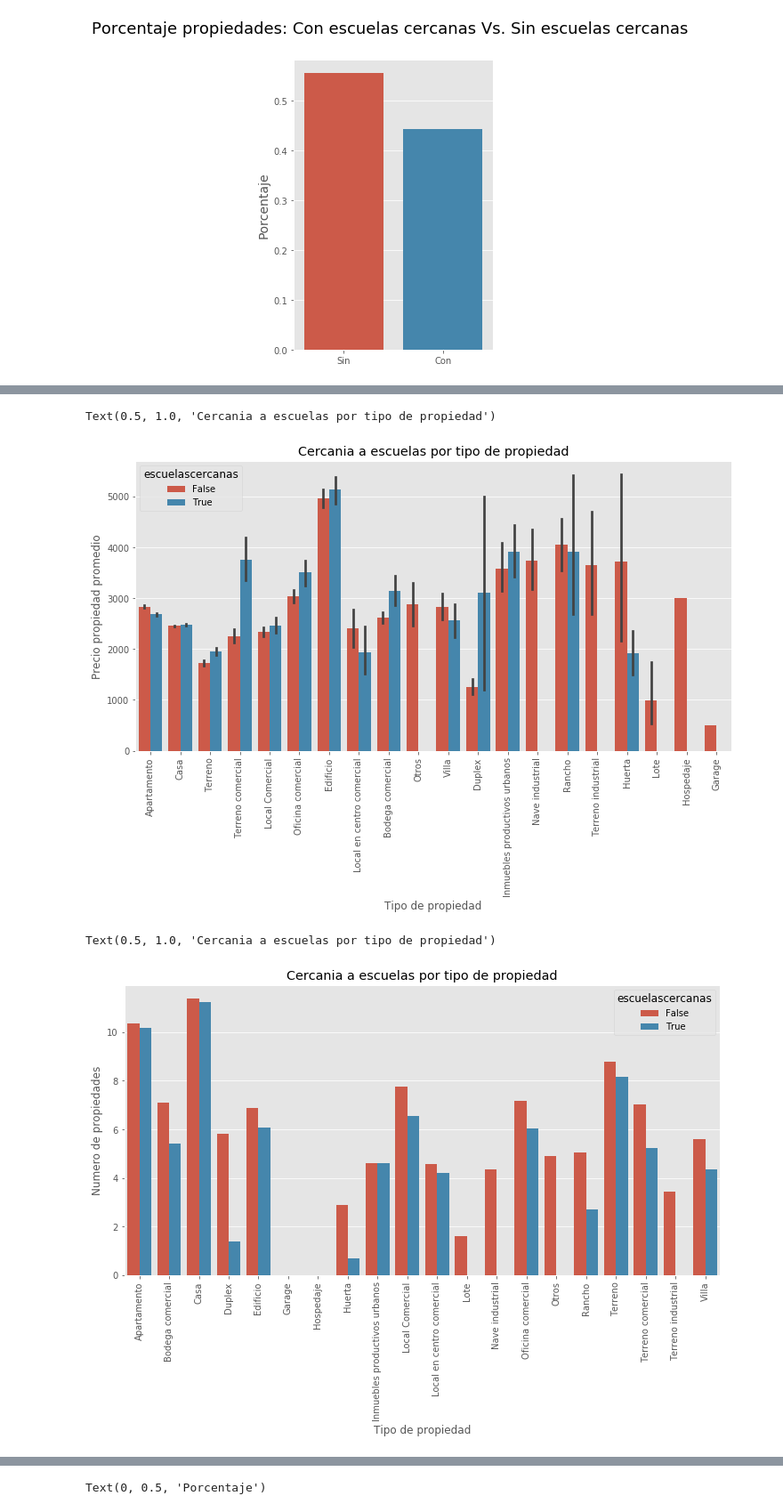
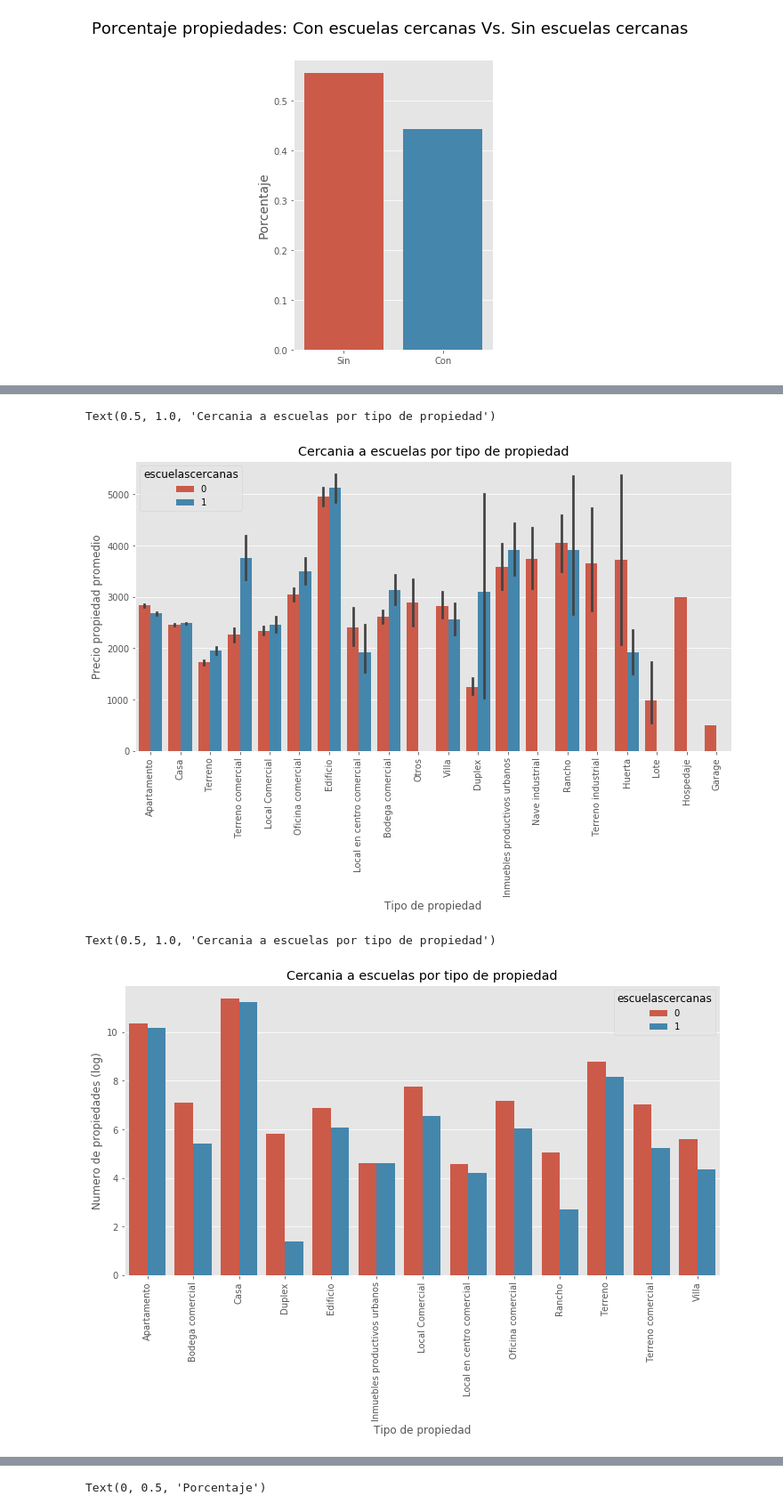
Before and after one commit to PBrrtrn/7506-organizacion-de-datos, a Jupyter notebook: src/exp/exploracion_amenities.ipynb, the cells around one changed output, grey strips where cells are left out. Shown at 89% size. Saved outputs shown, nothing was run; the diff lists cells and outputs as text; code cells hidden in the pictures.

Commit message:
Actualizo exploracion_amenities con 4 graficos mas

```diff
--- a/src/exp/exploracion_amenities.ipynb
+++ b/src/exp/exploracion_amenities.ipynb
@@ -6,11 +6,19 @@ import matplotlib.pyplot as plt
 
 plt.style.use('ggplot')
 
+def definir_tipo(x):
+    tipos_apartamento = ['Apartamento', 'Departamento Compartido']
+    if x in ['Casa en condominio', 'Casa', 'Casa uso de suelo', 'Quinta Vacacional']:
+        return 'Casa'
+    elif x in ['Apartamento', 'Departamento Compartido']:
+        return 'Apartamento'
+    return x
+
 types = {'id': int, 'titulo': str, 'descripcion': str, 'tipodepropiedad': str, 'direccion': str,
         'ciudad': str, 'provincia': str, 'antiguedad': np.float32, 'habitaciones': np.float32,
         'garages':np.float32, 'idzona': np.float32, 'lat': np.float32, 'lng': np.float32,
-        'gimnasio': bool, 'usosmultiples': bool, 'piscina': bool, 'escuelascercanas':bool,
-        'centroscomercialescercanos':bool, 'precio':int}
+        'gimnasio': int, 'usosmultiples': int, 'piscina': int, 'escuelascercanas': int,
+        'centroscomercialescercanos': int, 'precio':int}
 pd.set_option('display.max_columns', 30)
 data = pd.read_csv('../../data/train.csv', dtype = types)
 
@@ -22,3 +30,9 @@ data.head()
 | 2 | 247984 | casa en venta urbi 3 recamaras to... | descripcion \nla mejor ubicacion ... | Casa | Urbi Tonala | Tonalá | Jalisco | 5.0 | ... |
 | 3 | 209067 | casa sola en toluca zinacantepec ... | casa en privada con caseta de vig... | Casa | IGNACIO MANUEL ALTAMIRANO 128 | Zinacantepec | Edo. de México | 1.0 | ... |
 | 4 | 185997 | paseos del sol | bonito departamento en excelentes... | Apartamento | PASEOS DEL SOL | Zapopan | Jalisco | 10.0 | ... |
+# %%
+data['algun_amenity'] = (data['gimnasio'] + data['usosmultiples'] + data['piscina'] + data['escuelascercanas'] + data['centroscomercialescercanos']) > 0
+data['todos_los_amenities'] = (data['gimnasio'] * data['usosmultiples'] * data['piscina'] * data['escuelascercanas'] * data['centroscomercialescercanos']) > 0
+
+algun_amenity = data.algun_amenity.value_counts(normalize = True)
+todos_los_amenities = data.todos_los_amenities.value_counts(normalize = True)
@@ -24,0 +47,6 @@ data.head()
+# %%
+data['count'] = 1
+algun_amenity = data.groupby(['tipodepropiedad', 'algun_amenity']).agg({'count':'sum'})
+algun_amenity.reset_index(inplace = True)
+algun_amenity['count'] = np.log(algun_amenity['count'])
+algun_amenity.head()
@@ -267,7 +304,7 @@ plt.xlabel('Tipo de propiedad')
 plt.title('Cercania a escuelas por tipo de propiedad')
 # %% [output]
 Text(0.5, 1.0, 'Cercania a escuelas por tipo de propiedad')
-[figure, old version]
+[figure, new version]
 # %%
 propiedades_escuelas_count = propiedades_escuelas.groupby(['tipodepropiedad', 'escuelascercanas']).agg({'count':'sum'})
 propiedades_escuelas_count.reset_index(inplace = True)
@@ -275,10 +317,10 @@ propiedades_escuelas_count['count'] = np.log(propiedades_escuelas_count['count']
 # %%
 plt.figure(figsize=(12, 6))
-sns.barplot(x='tipodepropiedad', y='count', hue='escuelascercanas', data=propiedades_escuelas_count)
+sns.barplot(x='tipodepropiedad', y='count', hue='escuelascercanas', data=df)
 plt.xticks(rotation=90)
-plt.ylabel('Numero de propiedades')
+plt.ylabel('Numero de propiedades (log)')
 plt.xlabel('Tipo de propiedad')
 plt.title('Cercania a escuelas por tipo de propiedad')
 # %% [output]
 Text(0.5, 1.0, 'Cercania a escuelas por tipo de propiedad')
-[figure, old version]
+[figure, new version]
```
Also changed, not shown: parts of 30 cells of this notebook.
